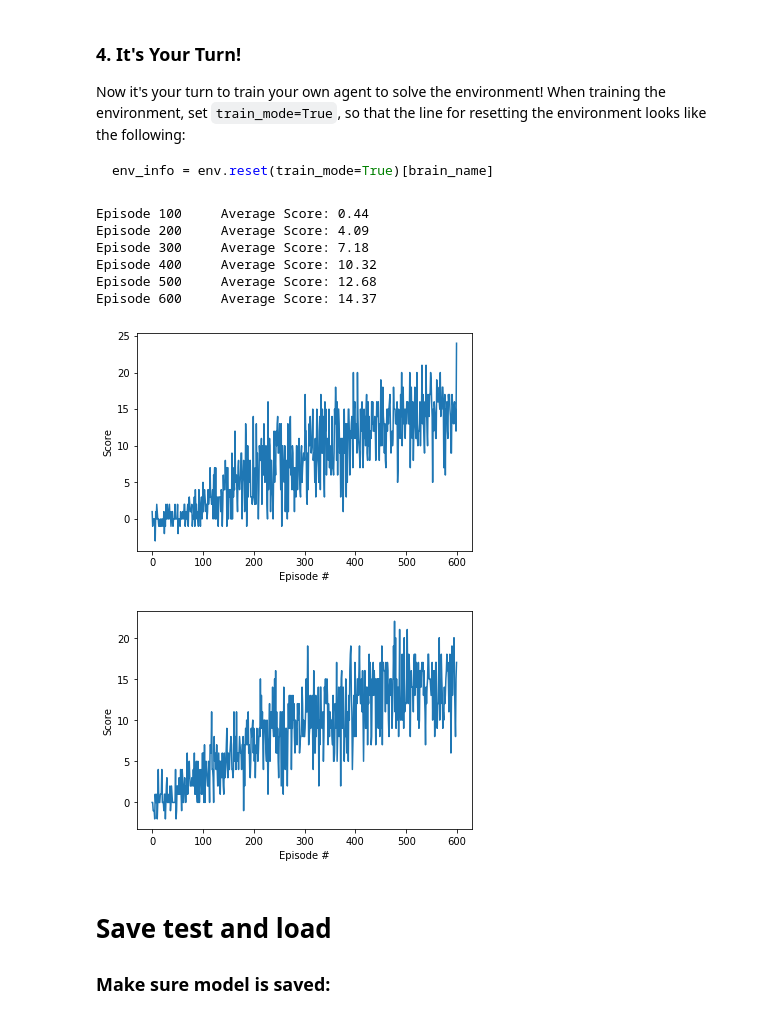
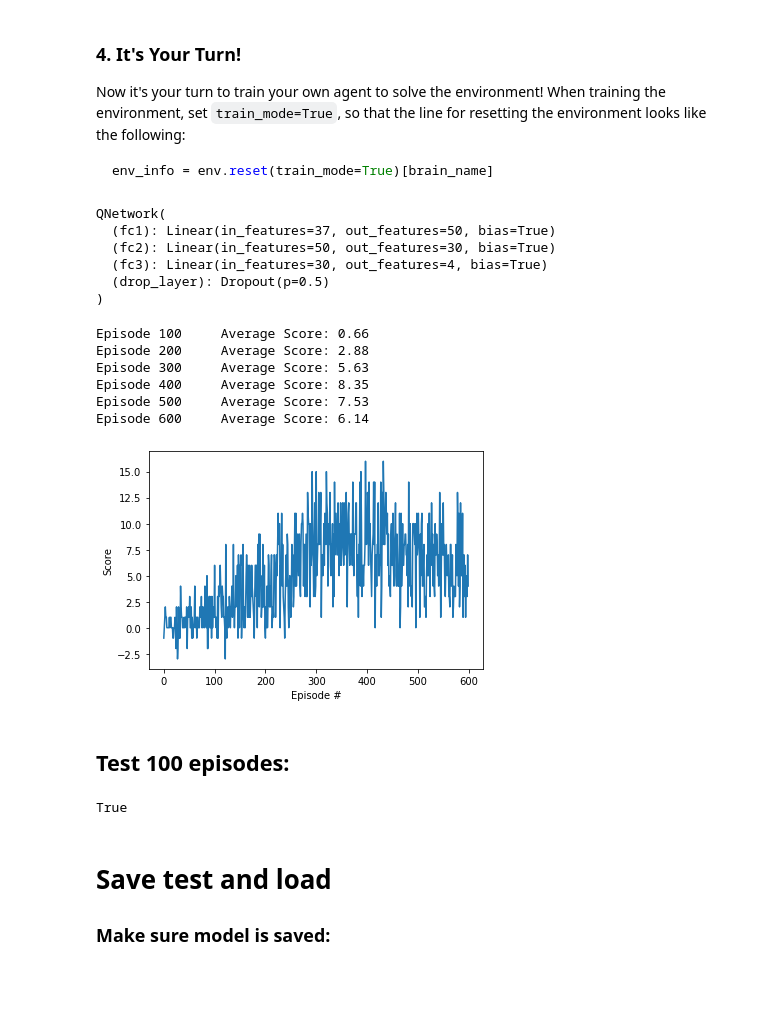
Before and after one commit to roeeSch/DRLL, a Jupyter notebook: drlnd/p1_navigation/navigation_firstAttempt.ipynb, the cells around one changed output. Cells and saved outputs as stored; diff of their text form; code cells hidden in the pictures; blank space fills up the shorter version.

```diff
--- a/drlnd/p1_navigation/navigation_firstAttempt.ipynb
+++ b/drlnd/p1_navigation/navigation_firstAttempt.ipynb
@@ -149,12 +149,21 @@ env_info = env.reset(train_mode=True)[brain_name]
 # %%
 from dqn_agent import Agent
 
-agent = Agent(state_size=37, action_size=4, seed=0, fc1_units=30, fc2_units=20)
+agent = Agent(state_size=37, action_size=4, seed=0, fc1_units=50, fc2_units=40)
+# %%
+agent.qnetwork_local.train()
+# %% [output]
+QNetwork(
+  (fc1): Linear(in_features=37, out_features=50, bias=True)
+  (fc2): Linear(in_features=50, out_features=30, bias=True)
+  (fc3): Linear(in_features=30, out_features=4, bias=True)
+  (drop_layer): Dropout(p=0.5)
+)
 # %%
 from collections import namedtuple, deque
 
 #def dqn(n_episodes=2000, max_t=1000, eps_start=1.0, eps_end=0.01, eps_decay=0.995):
-def dqn(n_episodes=600, max_t=1000, eps_start=1.0, eps_end=0.01, eps_decay=0.995):
+def dqn(n_episodes=600, max_t=300, eps_start=1.0, eps_end=0.01, eps_decay=0.995):
     """Deep Q-Learning.
 
     Params
@@ -181,62 +190,76 @@ def dqn(n_episodes=600, max_t=1000, eps_start=1.0, eps_end=0.01, eps_decay=0.995
         #     score += reward                                # update the score
         #     state = next_state
 
-
-
         score = 0
         for t in range(max_t):
+
             action = agent.act(state, eps)
             env_info = env.step(action)[brain_name]
+
 
             next_state = env_info.vector_observations[0]   # get the next state
             reward = env_info.rewards[0]                   # get the reward
             done = env_info.local_done[0]                  # see if episode has finished
 
 
             # next_state, reward, done, _ = env.step(action)
-            agent.step(state, action, reward, next_state, done)
+            if agent.qnetwork_local.training:  # ROEE
+                agent.step(state, action, reward, next_state, done)  # ROEE
+
             state = next_state
             score += reward
             if done:
                 break
         scores_window.append(score)       # save most recent score
         scores.append(score)              # save most recent score
         eps = max(eps_end, eps_decay*eps) # decrease epsilon
-        print('\rEpisode {}\tAverage Score: {:.2f}'.format(i_episode, np.mean(scores_window)), end="")
-        if i_episode % 100 == 0:
-            print('\rEpisode {}\tAverage Score: {:.2f}'.format(i_episode, np.mean(scores_window)))
-        if np.mean(scores_window)>=200.0:
+        print('\rEpisode {}\tEps {:.2f}\tAverage Score: {:.2f}'.format(i_episode, eps, np.mean(scores_window)), end="")
+        if i_episode % 50 == 0:
+            print('\rEpisode {}\tEps {:.2f}\tAverage Score: {:.2f}'.format(i_episode, eps, np.mean(scores_window)))
+        if np.mean(scores_window)>=30.0:
             print('\nEnvironment solved in {:d} episodes!\tAverage Score: {:.2f}'.format(i_episode-100, np.mean(scores_window)))
             torch.save(agent.qnetwork_local.state_dict(), 'checkpoint.pth')
             break
     return scores
 
-scores = dqn()
+scores = dqn(n_episodes=800)
 
 # plot the scores
 fig = plt.figure()
 ax = fig.add_subplot(111)
 plt.plot(np.arange(len(scores)), scores)
 plt.ylabel('Score')
 plt.xlabel('Episode #')
 plt.show()
 # %% [output]
-Episode 100     Average Score: 0.44
-Episode 200     Average Score: 4.09
-Episode 300     Average Score: 7.18
-Episode 400     Average Score: 10.32
-Episode 500     Average Score: 12.68
-Episode 600     Average Score: 14.37
+Episode 100     Average Score: 0.66
+Episode 200     Average Score: 2.88
+Episode 300     Average Score: 5.63
+Episode 400     Average Score: 8.35
+Episode 500     Average Score: 7.53
+Episode 600     Average Score: 6.14
-[figure, old version]
+[figure, new version]
+# %% [markdown]
+## Test 100 episodes:
 # %%
+import torch
+agent.qnetwork_local.eval()
+agent.qnetwork_target.eval()
+with torch.no_grad():
+    scores = dqn(n_episodes=100, eps_start=0.01)
 fig = plt.figure()
 ax = fig.add_subplot(111)
 plt.plot(np.arange(len(scores)), scores)
 plt.ylabel('Score')
 plt.xlabel('Episode #')
 plt.show()
-# %% [output]
-[figure, removed]
+# %%
+# agent.qnetwork_local.eval()
+# agent.qnetwork_target.eval()
+
+agent.qnetwork_local.training
+# %% [output]
+True
 # %% [markdown]
 # Save test and load
 
```
Also changed, not shown: parts of 1 cell of this notebook, 20 other files.
